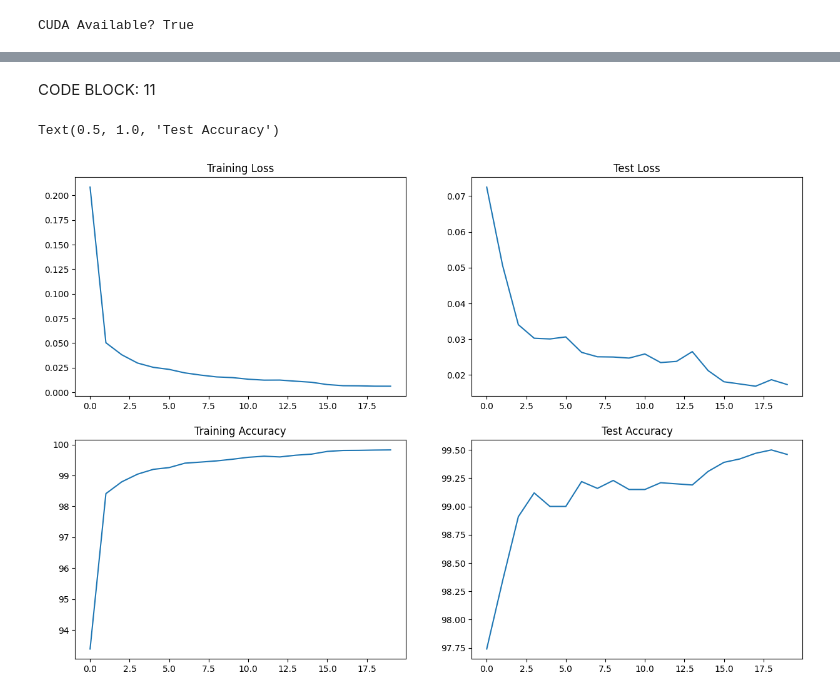
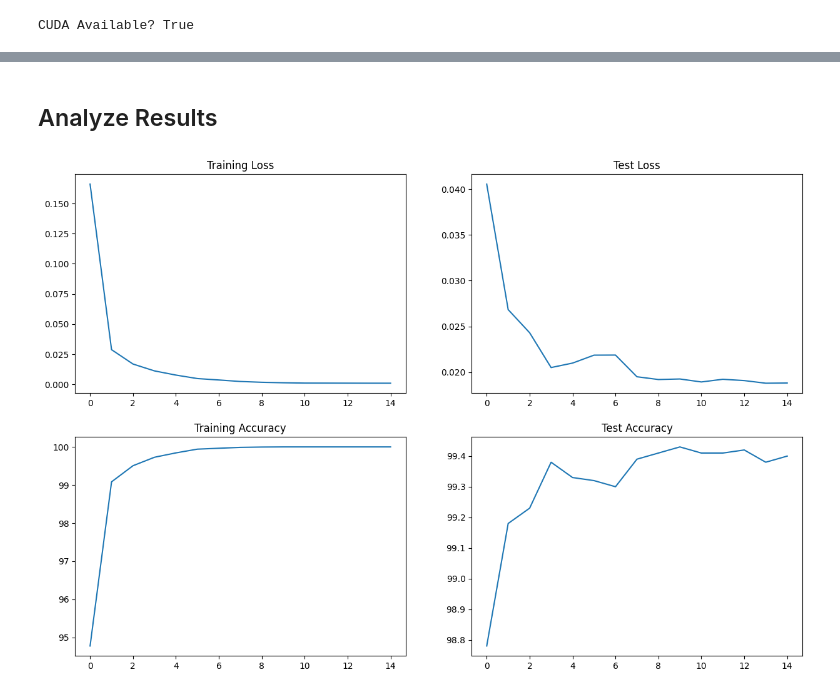
Before and after one commit to manuhg/ERAV1, a Jupyter notebook: S7/notebooks/model_2_nb.ipynb, the cells around one changed output, grey strips where cells are left out. Cells and saved outputs as stored; diff of their text form; code cells hidden in the pictures.

```diff
--- a/S7/notebooks/model_2_nb.ipynb
+++ b/S7/notebooks/model_2_nb.ipynb
@@ -181,16 +71,11 @@ CODE BLOCK: 10
 device = torch.cuda.current_device()
 model = Net().to(device)
 optimizer = optim.SGD(model.parameters(), lr=0.01, momentum=0.9)
-scheduler = optim.lr_scheduler.StepLR(optimizer, step_size=15, gamma=0.1, verbose=True)
-# New Line
+scheduler = optim.lr_scheduler.StepLR(optimizer, step_size=10, gamma=0.1, verbose=True)
 criterion = F.nll_loss
-num_epochs = 20
+num_epochs = 15
 
-for epoch in range(1, num_epochs+1):
-  print(f'Epoch {epoch}')
-  train(model, device, train_loader, optimizer, criterion)
-  test(model, device, test_loader)
-  scheduler.step()
+trainer.run_training(model, device, optimizer, criterion, scheduler, num_epochs)
 # %% [output]
 Adjusting learning rate of group 0 to 1.0000e-02.
 Epoch 1
@@ -242,15 +127,6 @@ Epoch 12
-# %% [markdown]
-CODE BLOCK: 11
-# %%
-fig, axs = plt.subplots(2,2,figsize=(15,10))
-axs[0, 0].plot(train_losses)
-axs[0, 0].set_title("Training Loss")
-axs[1, 0].plot(train_acc)
-axs[1, 0].set_title("Training Accuracy")
-axs[0, 1].plot(test_losses)
-axs[0, 1].set_title("Test Loss")
-axs[1, 1].plot(test_acc)
-axs[1, 1].set_title("Test Accuracy")
-# %% [output]
-Text(0.5, 1.0, 'Test Accuracy')
-[figure, removed]
+# %% [markdown]
+## Analyze Results
+# %%
+trainer.plot_accuracy_and_loss(fig_size=(15, 10))
+# %% [output]
+[figure, added]
```
Also changed, not shown: parts of 31 cells of this notebook, 1 other file.
